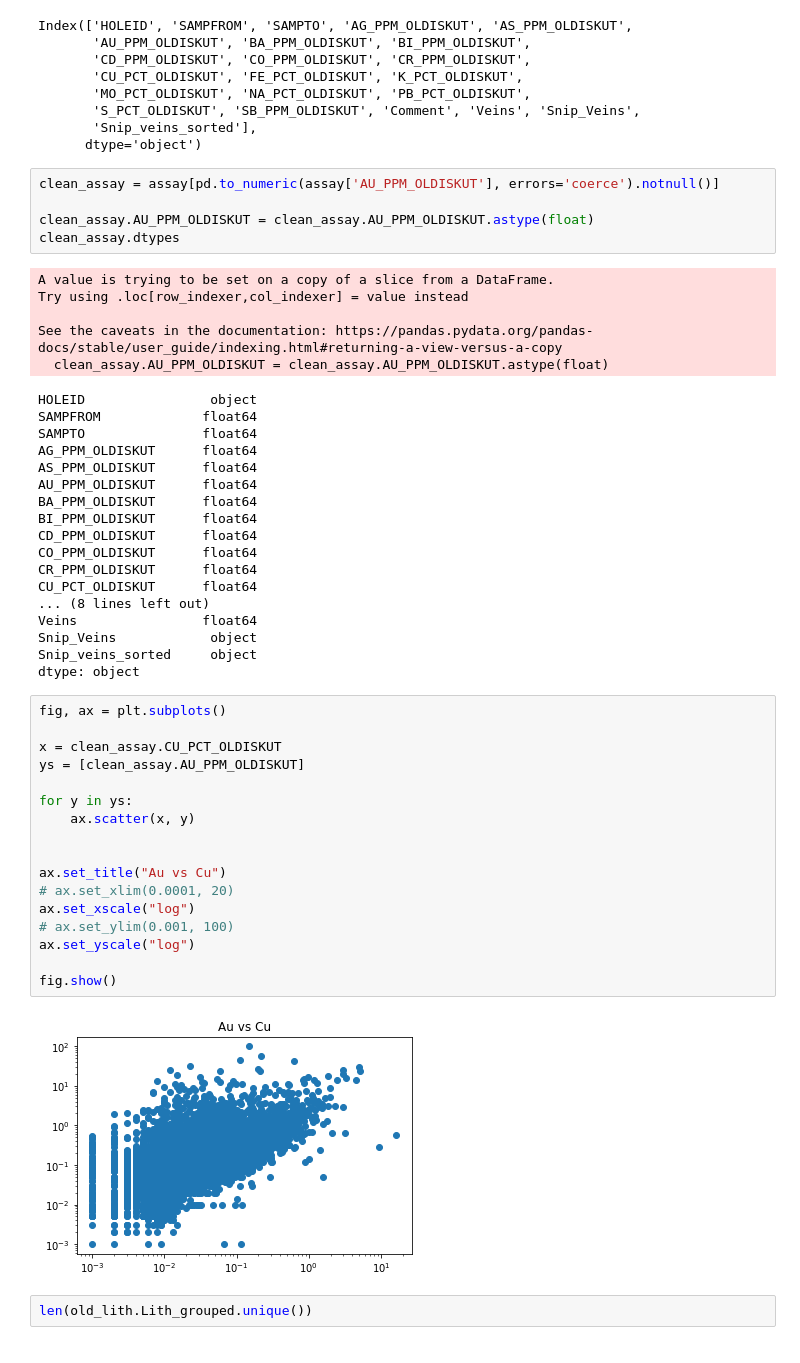
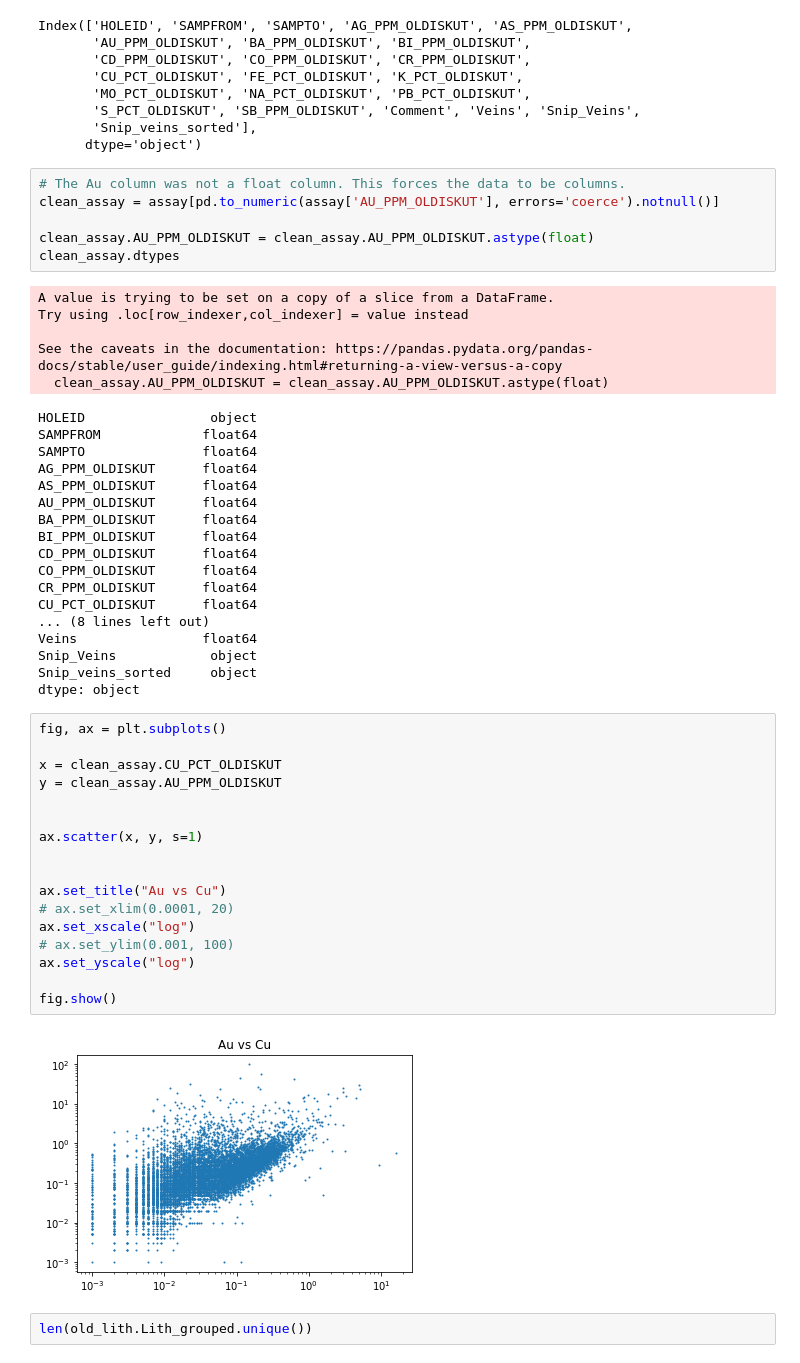
Before and after one commit to jouytrew/bronson_slope, a Jupyter notebook: bronson_slope_jupyter.ipynb, the cells around one changed output. Saved outputs shown, nothing was run; the diff lists cells and outputs as text.

```diff
--- a/bronson_slope_jupyter.ipynb
+++ b/bronson_slope_jupyter.ipynb
@@ -77,6 +85,7 @@ Index(['HOLEID', 'SAMPFROM', 'SAMPTO', 'AG_PPM_OLDISKUT', 'AS_PPM_OLDISKUT',
        'Snip_veins_sorted'],
       dtype='object')
 # %%
+# The Au column was not a float column. This forces the data to be columns.
 clean_assay = assay[pd.to_numeric(assay['AU_PPM_OLDISKUT'], errors='coerce').notnull()]
 
 clean_assay.AU_PPM_OLDISKUT = clean_assay.AU_PPM_OLDISKUT.astype(float)
@@ -107,22 +116,22 @@ dtype: object
 # %%
 fig, ax = plt.subplots()
 
 x = clean_assay.CU_PCT_OLDISKUT
-ys = [clean_assay.AU_PPM_OLDISKUT]
+y = clean_assay.AU_PPM_OLDISKUT
 
-for y in ys:
-    ax.scatter(x, y)
+
+ax.scatter(x, y, s=1)
 
 
 ax.set_title("Au vs Cu")
 # ax.set_xlim(0.0001, 20)
 ax.set_xscale("log")
 # ax.set_ylim(0.001, 100)
 ax.set_yscale("log")
 
 fig.show()
 # %% [output]
-[figure, old version]
+[figure, new version]
 # %%
 len(old_lith.Lith_grouped.unique())
 # %% [output]
```
Also changed, not shown: parts of 16 cells of this notebook, 6 other files.
